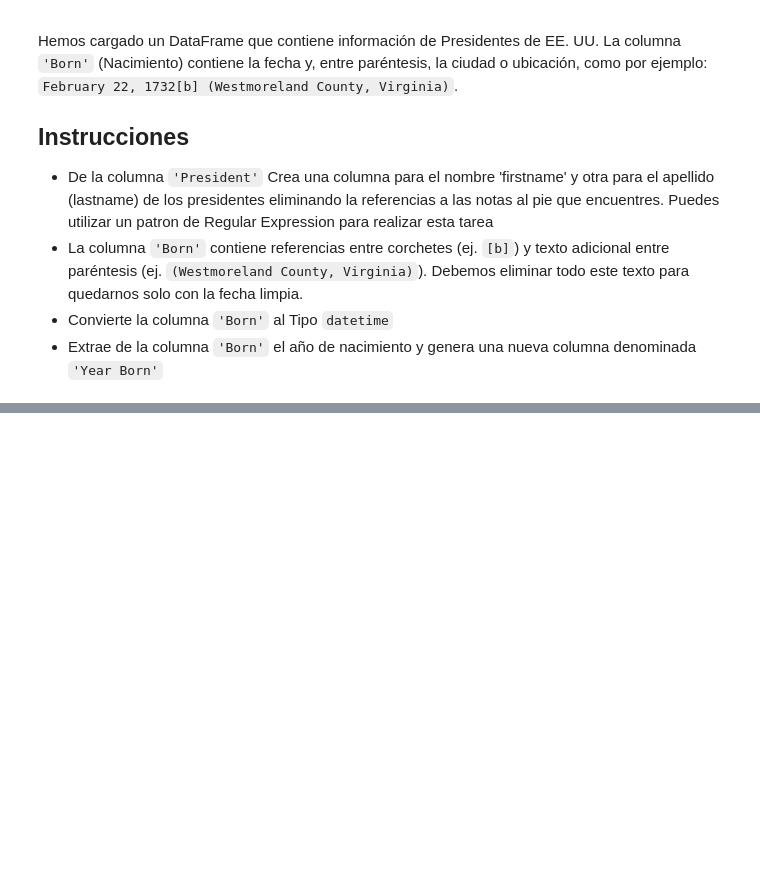
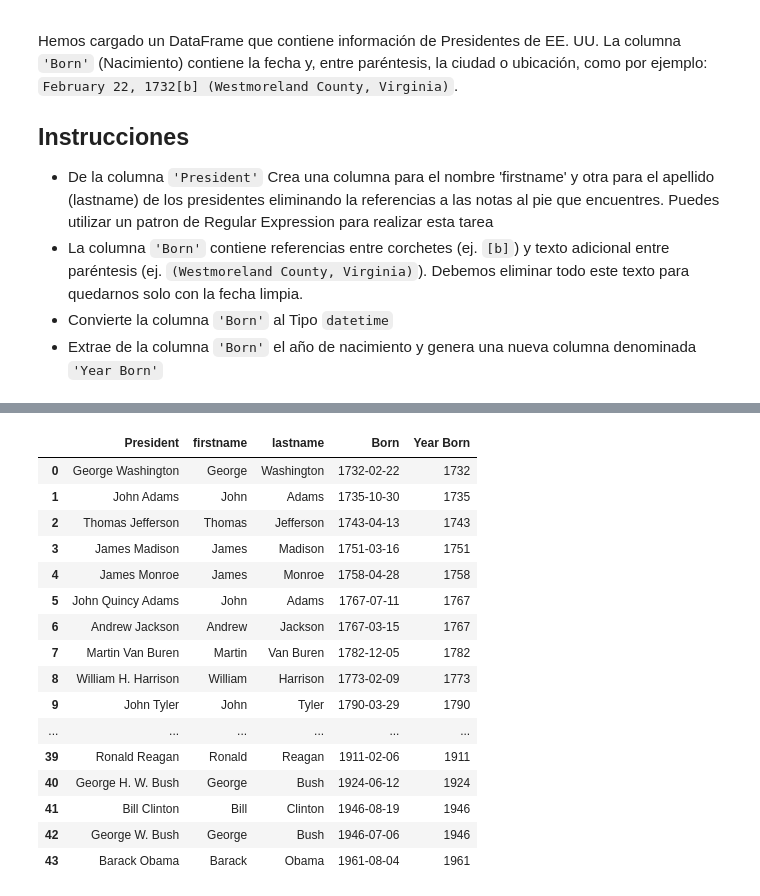
Before and after one commit to victoriailla2607/data-cleaning-victoria-illa, a Jupyter notebook: notebooks/practice.ipynb, the cells around one changed output, grey strips where cells are left out. Saved outputs shown, nothing was run; the diff lists cells and outputs as text; code cells hidden in the pictures; blank space fills up the shorter version.

```diff
--- a/notebooks/practice.ipynb
+++ b/notebooks/practice.ipynb
@@ -25,0 +72,11 @@ df.head()
+# %%
+nombres_limpios = (
+    df['President'].str.replace(r'\[[^\]]*\]', '', regex=True)
+    .str.replace(r'\s+', ' ', regex=True)
+    .str.strip()
+)
+
+df['firstname'] = nombres_limpios.str.extract(r'^(\S+)', expand=False)
+df['lastname'] = nombres_limpios.str.extract(r'((?:Van\s+)?\S+)$', expand=False)
+
+df[['President', 'firstname', 'lastname']]
@@ -25,0 +105,11 @@ df.head()
+# %%
+def limpiar_fecha(serie):
+    return (
+        serie.str.replace(r'\[[^\]]*\]', '', regex=True)
+        .str.replace(r'\([^)]*\)', '', regex=True)
+        .str.replace(r'\s+', ' ', regex=True)
+        .str.strip()
+    )
+
+df['Born'] = limpiar_fecha(df['Born'])
+df[['President', 'Born']].head()
@@ -25,0 +127,23 @@ df.head()
+# %%
+df['Born'] = pd.to_datetime(df['Born'], format='%b %d, %Y', errors='raise')
+df['Year Born'] = df['Born'].dt.year
+
+df[['President', 'firstname', 'lastname', 'Born', 'Year Born']]
+# %% [output]
+|  | President | firstname | lastname | Born | Year Born |
+| 0 | George Washington | George | Washington | 1732-02-22 | 1732 |
+| 1 | John Adams | John | Adams | 1735-10-30 | 1735 |
+| 2 | Thomas Jefferson | Thomas | Jefferson | 1743-04-13 | 1743 |
+| 3 | James Madison | James | Madison | 1751-03-16 | 1751 |
+| 4 | James Monroe | James | Monroe | 1758-04-28 | 1758 |
+| 5 | John Quincy Adams | John | Adams | 1767-07-11 | 1767 |
+| 6 | Andrew Jackson | Andrew | Jackson | 1767-03-15 | 1767 |
+| 7 | Martin Van Buren | Martin | Van Buren | 1782-12-05 | 1782 |
+| 8 | William H. Harrison | William | Harrison | 1773-02-09 | 1773 |
+| 9 | John Tyler | John | Tyler | 1790-03-29 | 1790 |
+| ... | ... | ... | ... | ... | ... |
+| 39 | Ronald Reagan | Ronald | Reagan | 1911-02-06 | 1911 |
+| 40 | George H. W. Bush | George | Bush | 1924-06-12 | 1924 |
+| 41 | Bill Clinton | Bill | Clinton | 1946-08-19 | 1946 |
+| 42 | George W. Bush | George | Bush | 1946-07-06 | 1946 |
+| 43 | Barack Obama | Barack | Obama | 1961-08-04 | 1961 |
```
Also changed, not shown: parts of 10 cells of this notebook.
